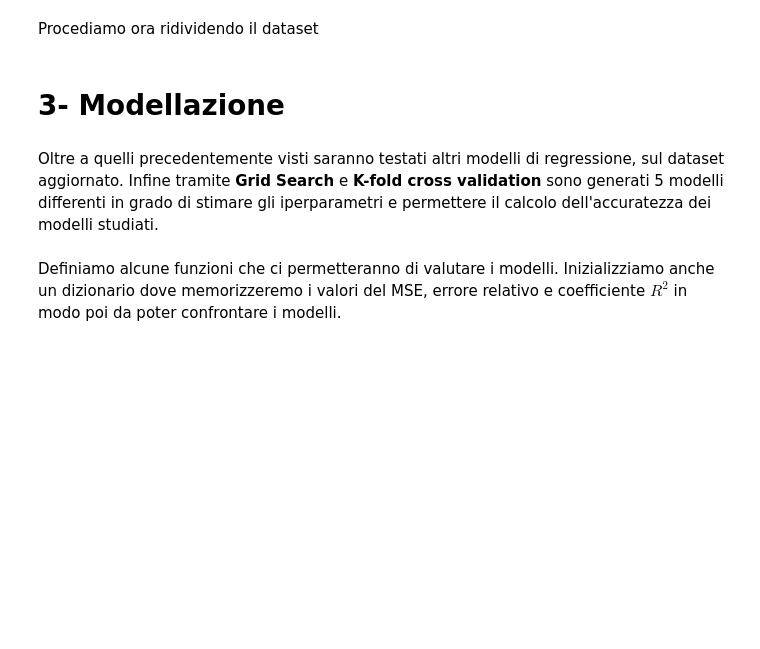
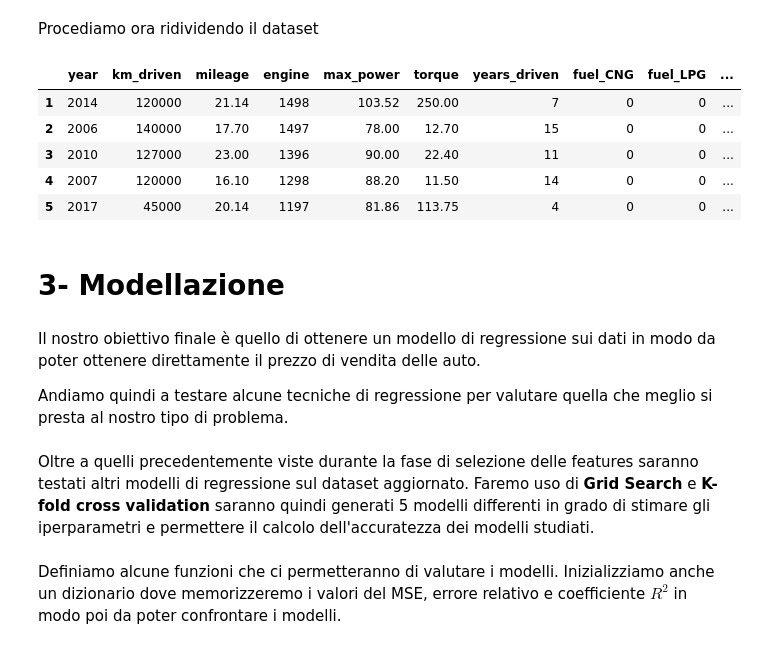
Before and after one commit to MariaMengozzi/esameDI, a Jupyter notebook: Progetto_esame_DI.ipynb, the cells around one changed output. Cells and saved outputs as stored; diff of their text form; code cells hidden in the pictures; blank space fills up the shorter version.

```diff
--- a/Progetto_esame_DI.ipynb
+++ b/Progetto_esame_DI.ipynb
@@ -1044,7 +1046,20 @@ X = final_data.drop(columns="selling_price")
+# %%
+X.head()
+# %% [output]
+|  | year | km_driven | mileage | engine | max_power | torque | years_driven | fuel_CNG | fuel_LPG | ... |
+| 1 | 2014 | 120000 | 21.14 | 1498 | 103.52 | 250.00 | 7 | 0 | 0 | ... |
+| 2 | 2006 | 140000 | 17.70 | 1497 | 78.00 | 12.70 | 15 | 0 | 0 | ... |
+| 3 | 2010 | 127000 | 23.00 | 1396 | 90.00 | 22.40 | 11 | 0 | 0 | ... |
+| 4 | 2007 | 120000 | 16.10 | 1298 | 88.20 | 11.50 | 14 | 0 | 0 | ... |
+| 5 | 2017 | 45000 | 20.14 | 1197 | 81.86 | 113.75 | 4 | 0 | 0 | ... |
 # %% [markdown]
 # 3- Modellazione
+# %% [markdown]
+Il nostro obiettivo finale è quello di ottenere un modello di regressione sui dati in modo da poter ottenere direttamente il prezzo di vendita delle auto.
+
+Andiamo quindi a testare alcune tecniche di regressione per valutare quella che meglio si presta al nostro tipo di problema.
 # %% [markdown]
-Oltre a quelli precedentemente visti saranno testati altri modelli di regressione, sul dataset aggiornato. Infine tramite **Grid Search** e **K-fold cross validation** sono generati 5 modelli differenti in grado di stimare gli iperparametri e permettere il calcolo dell'accuratezza dei modelli studiati.
+Oltre a quelli precedentemente viste durante la fase di selezione delle features saranno testati altri modelli di regressione sul dataset aggiornato. Faremo uso di **Grid Search** e **K-fold cross validation** saranno quindi generati 5 modelli differenti in grado di stimare gli iperparametri e permettere il calcolo dell'accuratezza dei modelli studiati.
 # %% [markdown]
 Definiamo alcune funzioni che ci permetteranno di valutare i modelli. Inizializziamo anche un dizionario dove memorizzeremo i valori del MSE, errore relativo e coefficiente $R^2$ in modo poi da poter confrontare i modelli.
 # %%
```
Also changed, not shown: parts of 22 cells of this notebook.
